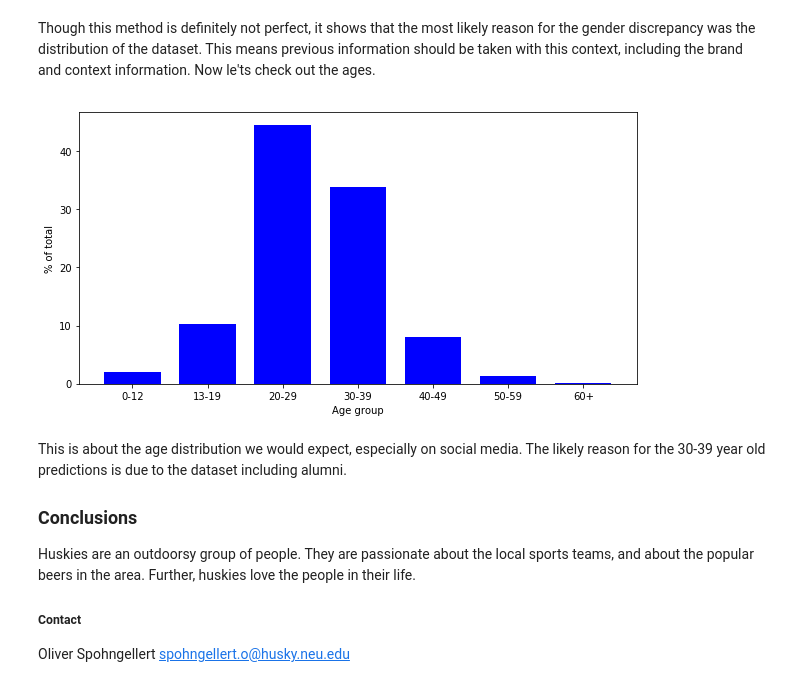
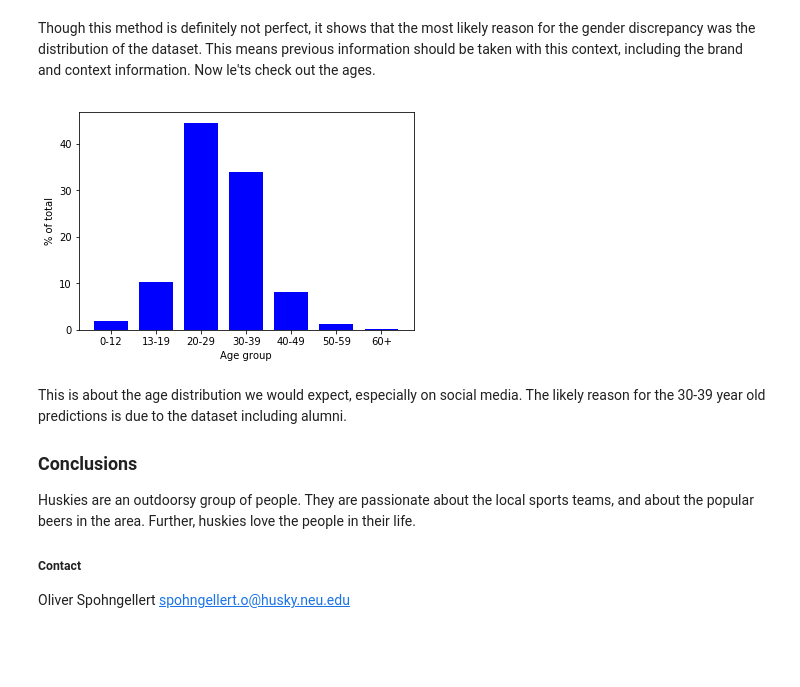
Before and after one commit to netrasys/netra-husky-demo, a Jupyter notebook: Hackathon.ipynb, the cells around one changed output. Drawn from its saved outputs; the diff is of its cells as text; code cells hidden in the pictures; blank space fills up the shorter version.

```diff
--- a/Hackathon.ipynb
+++ b/Hackathon.ipynb
@@ -549,14 +549,13 @@ Though this method is definitely not perfect, it shows that the most likely reas
 # %%
 ages = humans_results.age
 X = ages.unique()
 Y = [sum(ages ==age)/len(ages) * 100 for age in X]
-plt.rcParams["figure.figsize"] = (10,5)
 plt.bar(X, Y, width=0.75, color="blue")
 plt.ylabel('% of total')
 plt.xlabel('Age group')
 plt.show()
 # %% [output]
-[figure, old version]
+[figure, new version]
 # %% [markdown]
 This is about the age distribution we would expect, especially on social media. The likely reason for the 30-39 year old predictions is due to the dataset including alumni.
 
```
Also changed, not shown: parts of 8 cells of this notebook, 5 other files.
